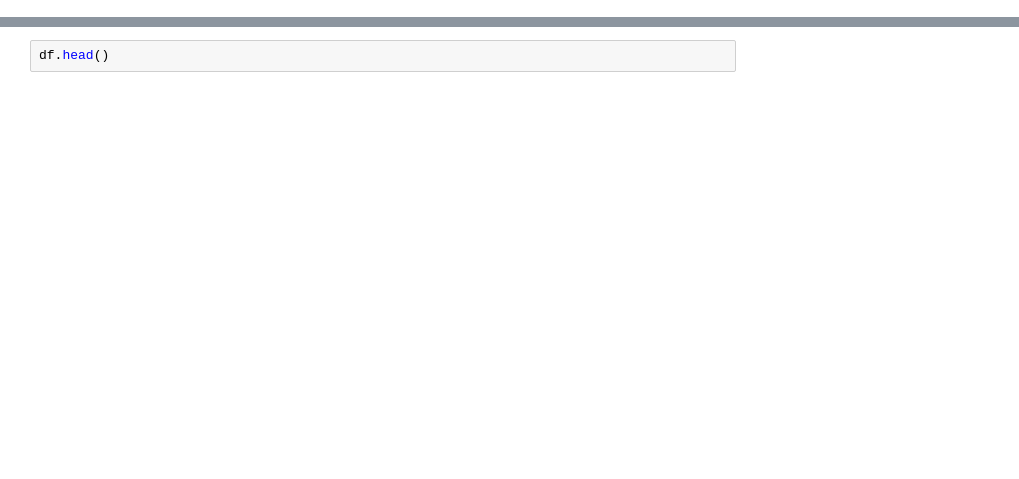
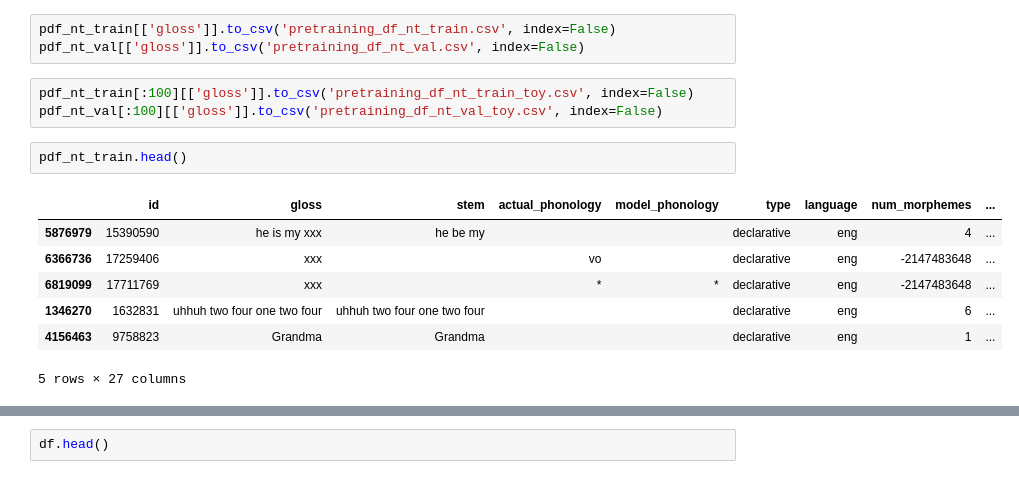
Before and after one commit to ketan0/adult-reformulations, a Jupyter notebook: childes-exploration.ipynb, the cells around one changed output, grey strips where cells are left out. Cells and saved outputs as stored; diff of their text form; blank space fills up the shorter version.

```diff
--- a/childes-exploration.ipynb
+++ b/childes-exploration.ipynb
@@ -29,0 +121,16 @@ memory usage: 1.5+ GB
+# %%
+pdf_nt_train[['gloss']].to_csv('pretraining_df_nt_train.csv', index=False)
+pdf_nt_val[['gloss']].to_csv('pretraining_df_nt_val.csv', index=False)
+# %%
+pdf_nt_train[:100][['gloss']].to_csv('pretraining_df_nt_train_toy.csv', index=False)
+pdf_nt_val[:100][['gloss']].to_csv('pretraining_df_nt_val_toy.csv', index=False)
+# %%
+pdf_nt_train.head()
+# %% [output]
+|  | id | gloss | stem | actual_phonology | model_phonology | type | language | num_morphemes | ... |
+| 5876979 | 15390590 | he is my xxx | he be my |  |  | declarative | eng | 4 | ... |
+| 6366736 | 17259406 | xxx |  | vo |  | declarative | eng | -2147483648 | ... |
+| 6819099 | 17711769 | xxx |  | * | * | declarative | eng | -2147483648 | ... |
+| 1346270 | 1632831 | uhhuh two four one two four | uhhuh two four one two four |  |  | declarative | eng | 6 | ... |
+| 4156463 | 9758823 | Grandma | Grandma |  |  | declarative | eng | 1 | ... |
+5 rows × 27 columns
```
Also changed, not shown: parts of 36 cells of this notebook.
